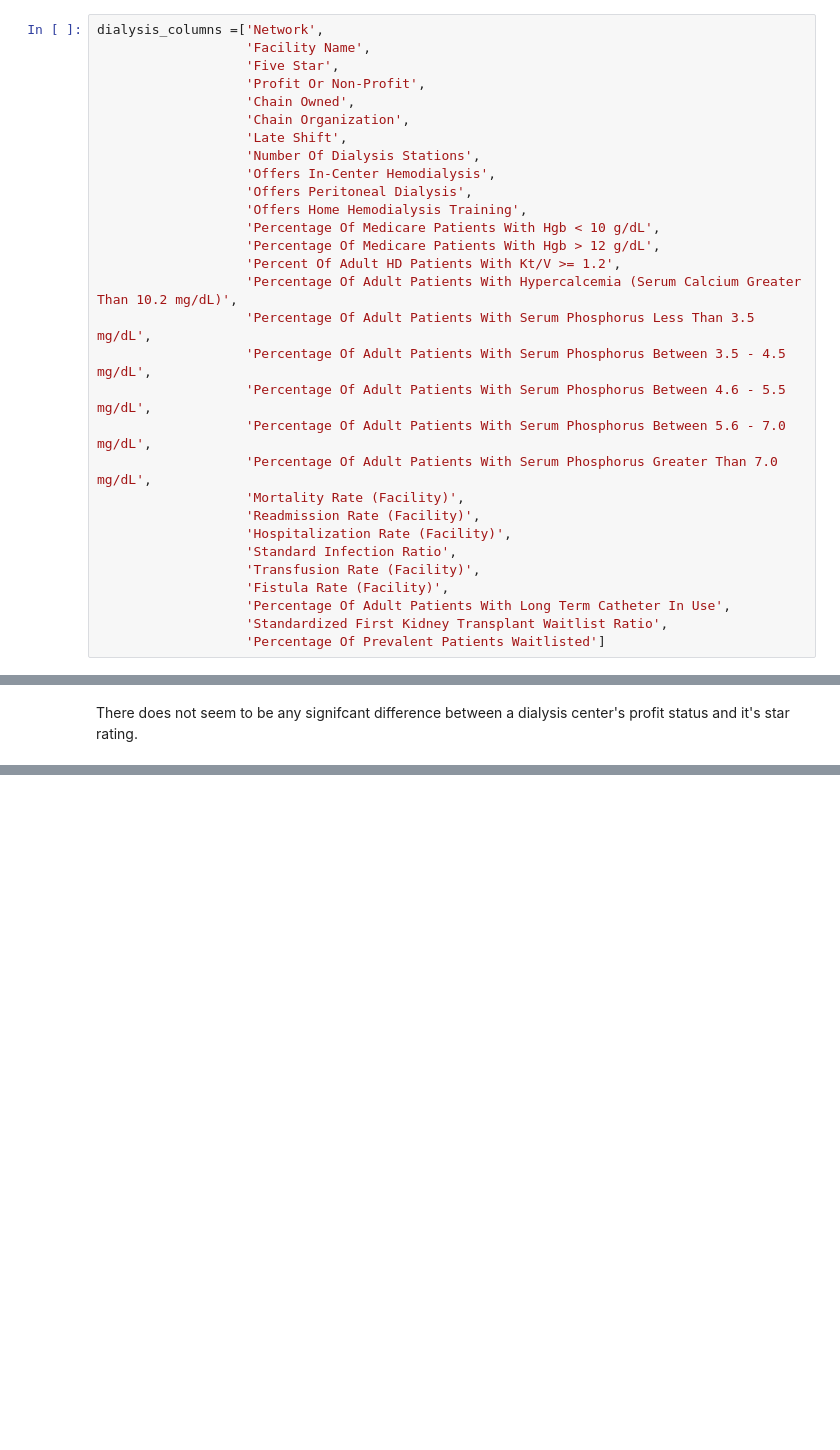
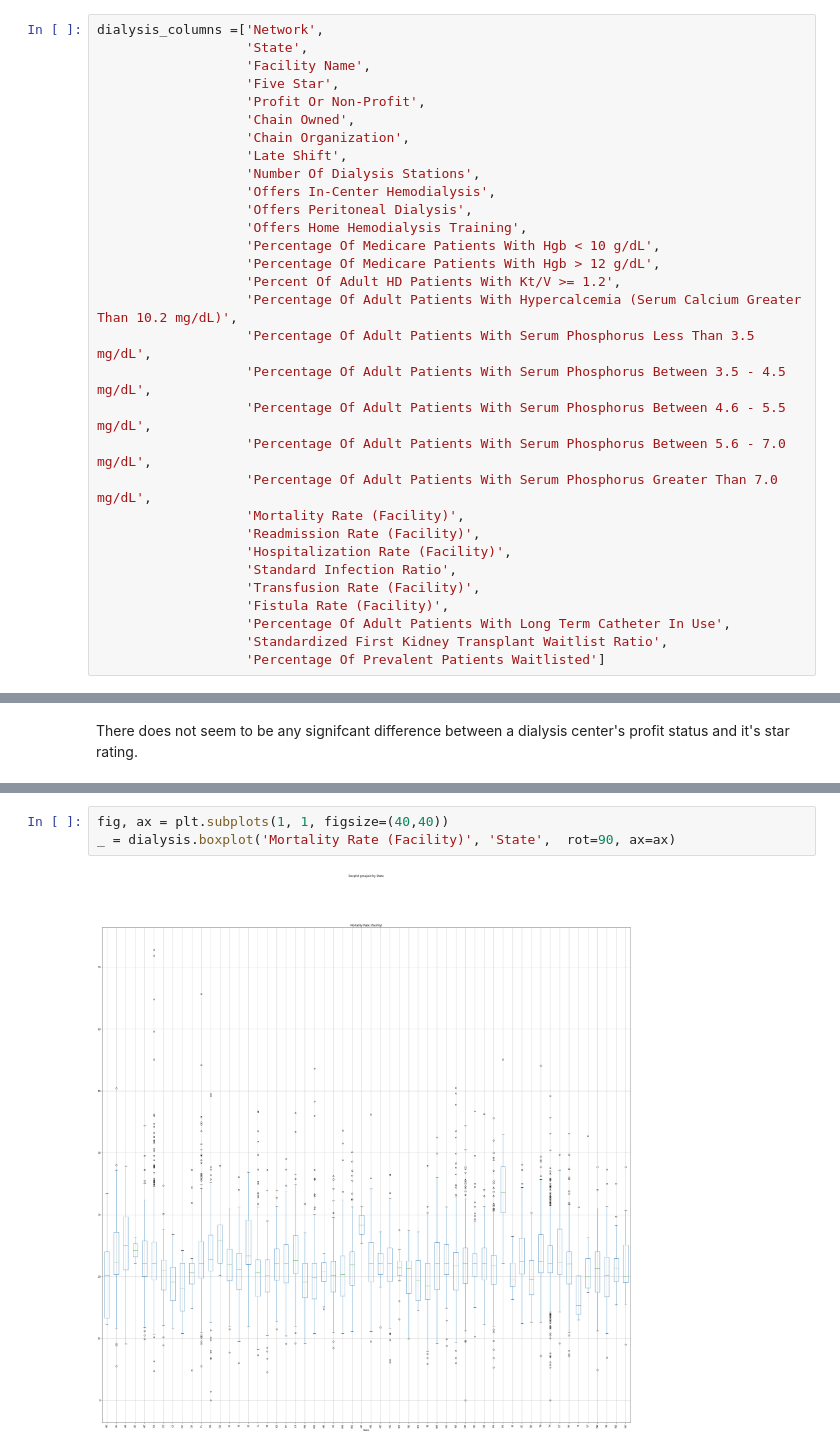
Before and after one commit to nicholehartz/Capstone2, a Jupyter notebook: Capstone 2 - Dialysis - EDA.ipynb, the cells around one changed output, grey strips where cells are left out. Saved outputs shown, nothing was run; the diff lists cells and outputs as text; blank space fills up the shorter version.

Commit message:
Added comparative boxplots for States vs Health Indicators

```diff
--- a/Capstone 2 - Dialysis - EDA.ipynb
+++ b/Capstone 2 - Dialysis - EDA.ipynb
@@ -75,6 +29,7 @@ Columns with number of patients were not included as they do not provide any rea
 Other columns such as zip and phone number were not included as they are just further indicators of facility locations.
 # %%
 dialysis_columns =['Network',
+                   'State',
                    'Facility Name',
                    'Five Star',
                    'Profit Or Non-Profit',
@@ -452,0 +338,5 @@ There does not seem to be any signifcant difference between a dialysis center's
+# %%
+fig, ax = plt.subplots(1, 1, figsize=(40,40))
+_ = dialysis.boxplot('Mortality Rate (Facility)', 'State',  rot=90, ax=ax)
+# %% [output]
+[figure, added]
```
Also changed, not shown: parts of 36 cells of this notebook.
